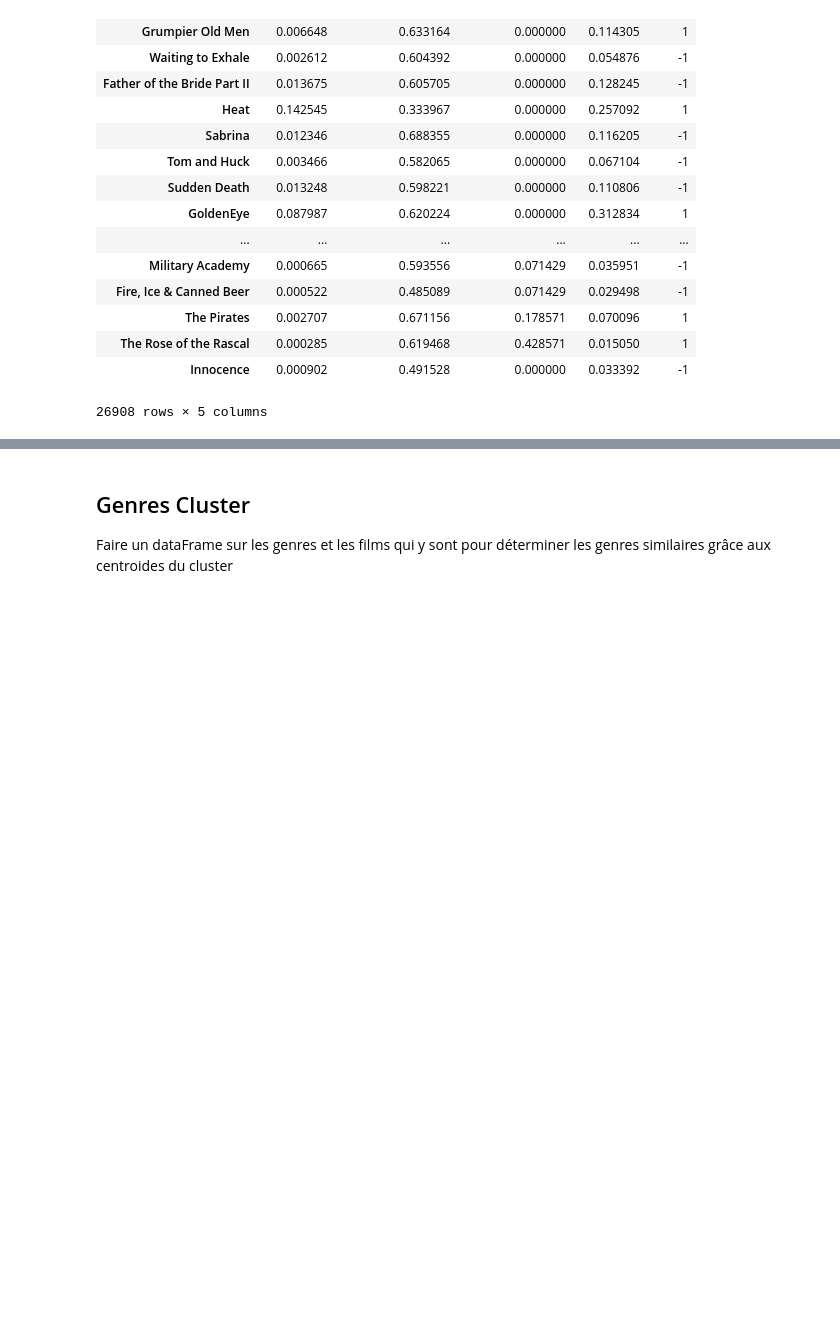
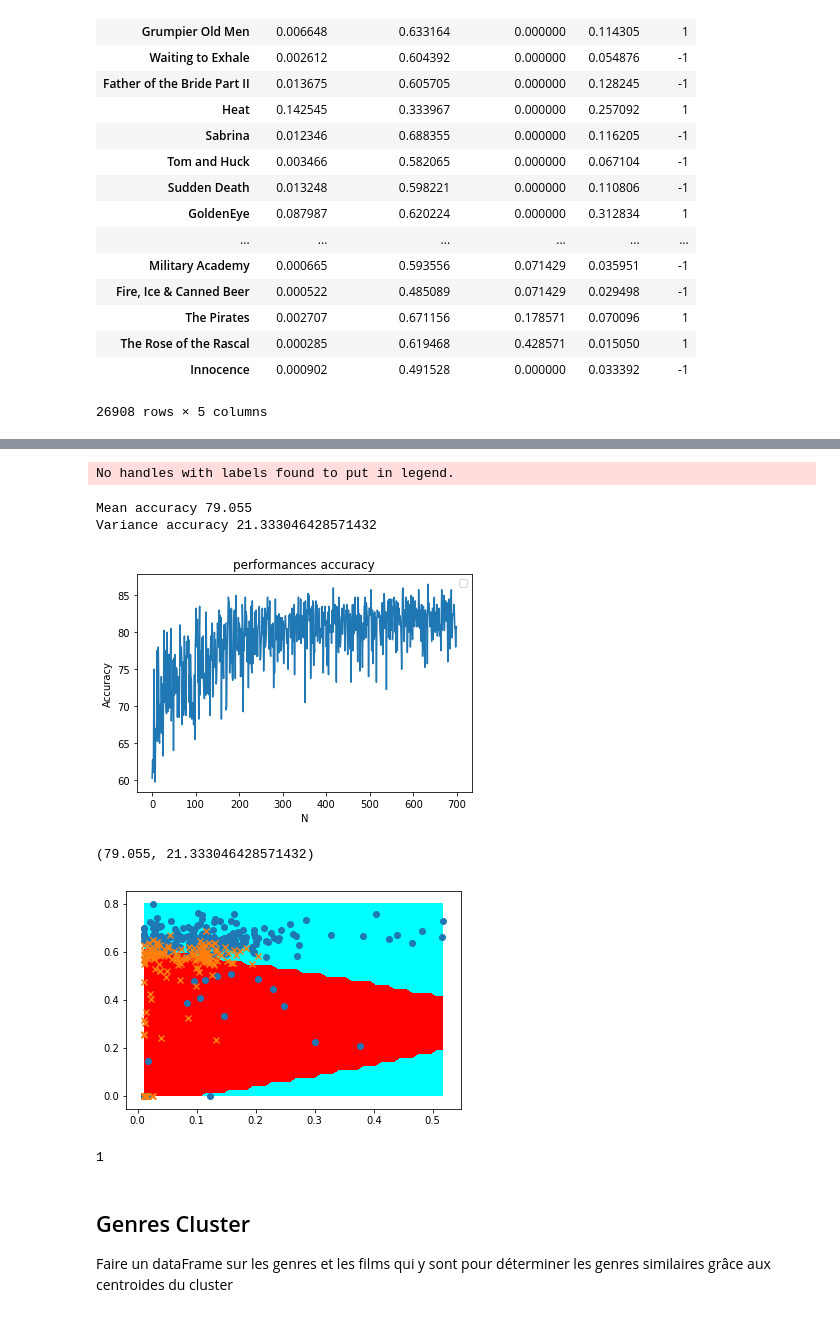
Before and after one commit to ohouens/3i026, a Jupyter notebook: projet/Analyse de données de films.ipynb, the cells around one changed output, grey strips where cells are left out. Saved outputs shown, nothing was run; the diff lists cells and outputs as text; code cells hidden in the pictures; blank space fills up the shorter version.

```diff
--- a/projet/Analyse de données de films.ipynb
+++ b/projet/Analyse de données de films.ipynb
@@ -205,3 +212,18 @@ mean 6.105678608592241
+# %%
+kernel = cl.KernelPoly()
+gradient = cl.ClassifierGradientStochastiqueKernel(6, 0.01, kernel)
+ut.super_entrainement(700, lsNote, gradient, 60)
+# %% [output]
+No handles with labels found to put in legend.
+Mean accuracy 79.055
+Variance accuracy 21.333046428571432
+[figure, added]
+(79.055, 21.333046428571432)
+[figure, added]
+# %%
+gradient.predict(lsNote.getX(0))
+# %% [output]
+1
 # %% [markdown]
 ## Genres Cluster
 Faire un dataFrame sur les genres et les films qui y sont pour déterminer les genres similaires grâce aux centroides du cluster
```
Also changed, not shown: parts of 7 cells of this notebook, 2 other files.
